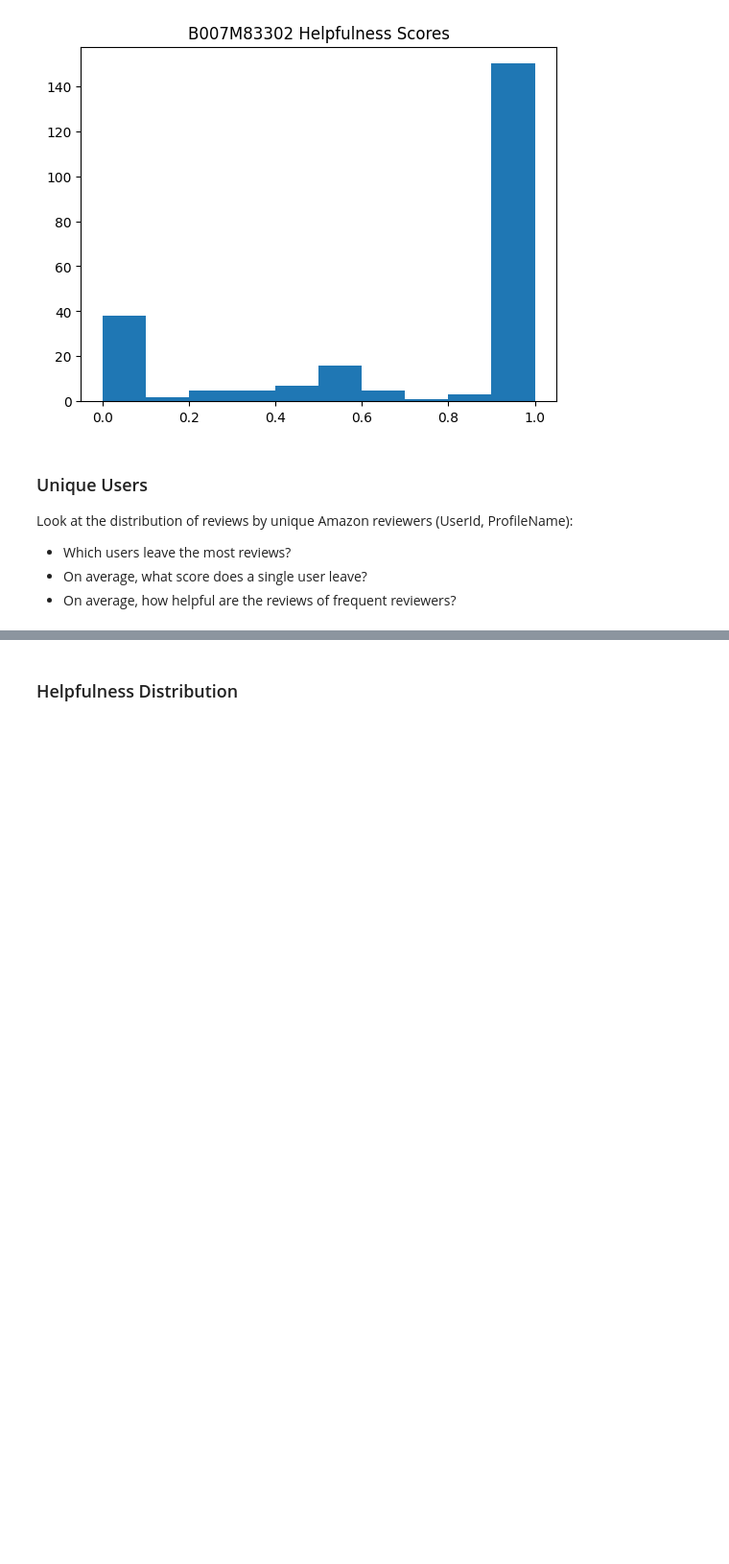
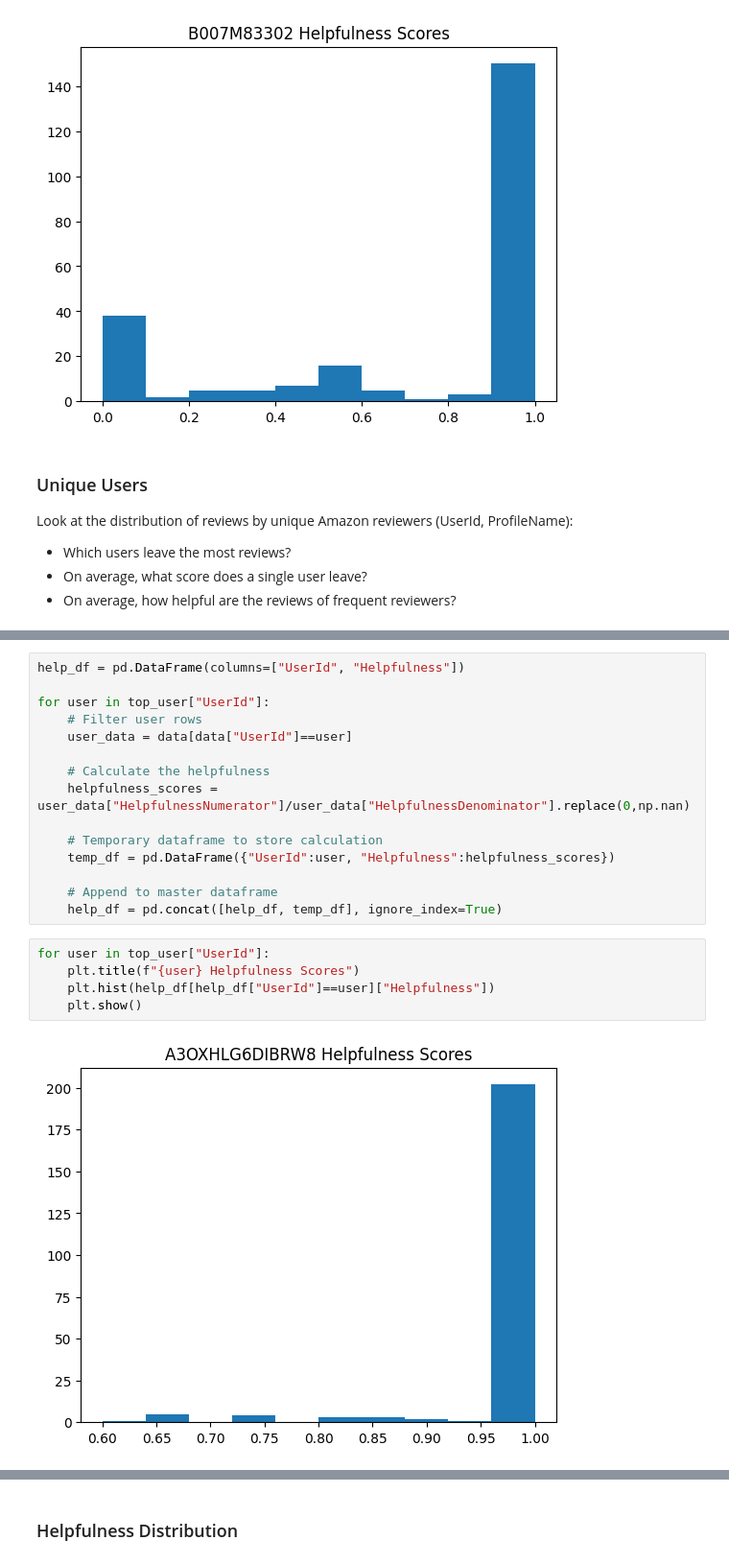
Before and after one commit to Cyrus-Kwan/Amazon-Sentiment-Analysis, a Jupyter notebook: src/explore/explore.ipynb, the cells around one changed output, grey strips where cells are left out. Shown at 96% size. Cells and saved outputs as stored; diff of their text form; blank space fills up the shorter version.

```diff
--- a/src/explore/explore.ipynb
+++ b/src/explore/explore.ipynb
@@ -128,0 +166,22 @@ Look at the distribution of reviews by unique Amazon reviewers (UserId, ProfileN
+# %%
+help_df = pd.DataFrame(columns=["UserId", "Helpfulness"])
+
+for user in top_user["UserId"]:
+    # Filter user rows
+    user_data = data[data["UserId"]==user]
+
+    # Calculate the helpfulness
+    helpfulness_scores = user_data["HelpfulnessNumerator"]/user_data["HelpfulnessDenominator"].replace(0,np.nan)
+
+    # Temporary dataframe to store calculation
+    temp_df = pd.DataFrame({"UserId":user, "Helpfulness":helpfulness_scores})
+
+    # Append to master dataframe
+    help_df = pd.concat([help_df, temp_df], ignore_index=True)
+# %%
+for user in top_user["UserId"]:
+    plt.title(f"{user} Helpfulness Scores")
+    plt.hist(help_df[help_df["UserId"]==user]["Helpfulness"])
+    plt.show()
+# %% [output]
+[figure, added]
```
Also changed, not shown: parts of 4 cells of this notebook.
